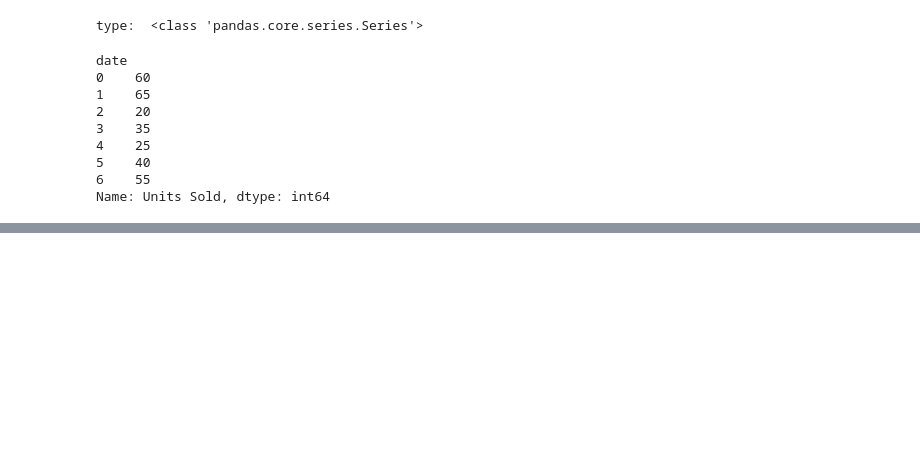
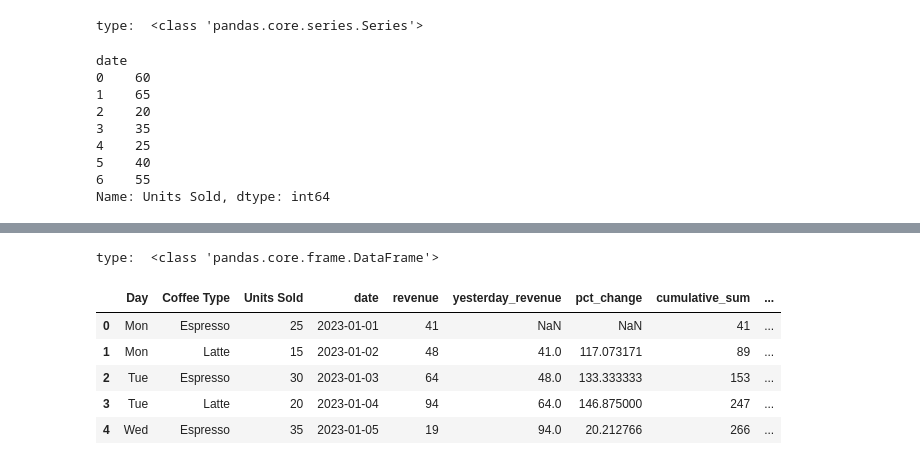
Before and after one commit to EslamKamel89/pandas, a Jupyter notebook: complete-pandas-tutorial/tutorial_2.ipynb, the cells around one changed output, grey strips where cells are left out. Drawn from its saved outputs; the diff is of its cells as text; code cells hidden in the pictures; blank space fills up the shorter version.

```diff
--- a/complete-pandas-tutorial/tutorial_2.ipynb
+++ b/complete-pandas-tutorial/tutorial_2.ipynb
@@ -1349,0 +1417,3 @@ Name: Units Sold, dtype: int64
+# %%
+coffee_test['cumulative_sum'] = coffee_test['revenue'].cumsum()
+pr(coffee_test.head())
@@ -1349,0 +1428,11 @@ Name: Units Sold, dtype: int64
+# %%
+coffee_test['3day_units_sold'] = coffee_test['Units Sold'].rolling(3).sum()
+pr(coffee_test.head())
+# %% [output]
+type:  <class 'pandas.core.frame.DataFrame'>
+|  | Day | Coffee Type | Units Sold | date | revenue | yesterday_revenue | pct_change | cumulative_sum | ... |
+| 0 | Mon | Espresso | 25 | 2023-01-01 | 41 | NaN | NaN | 41 | ... |
+| 1 | Mon | Latte | 15 | 2023-01-02 | 48 | 41.0 | 117.073171 | 89 | ... |
+| 2 | Tue | Espresso | 30 | 2023-01-03 | 64 | 48.0 | 133.333333 | 153 | ... |
+| 3 | Tue | Latte | 20 | 2023-01-04 | 94 | 64.0 | 146.875000 | 247 | ... |
+| 4 | Wed | Espresso | 35 | 2023-01-05 | 19 | 94.0 | 20.212766 | 266 | ... |
```
Also changed, not shown: parts of 5 cells of this notebook.
